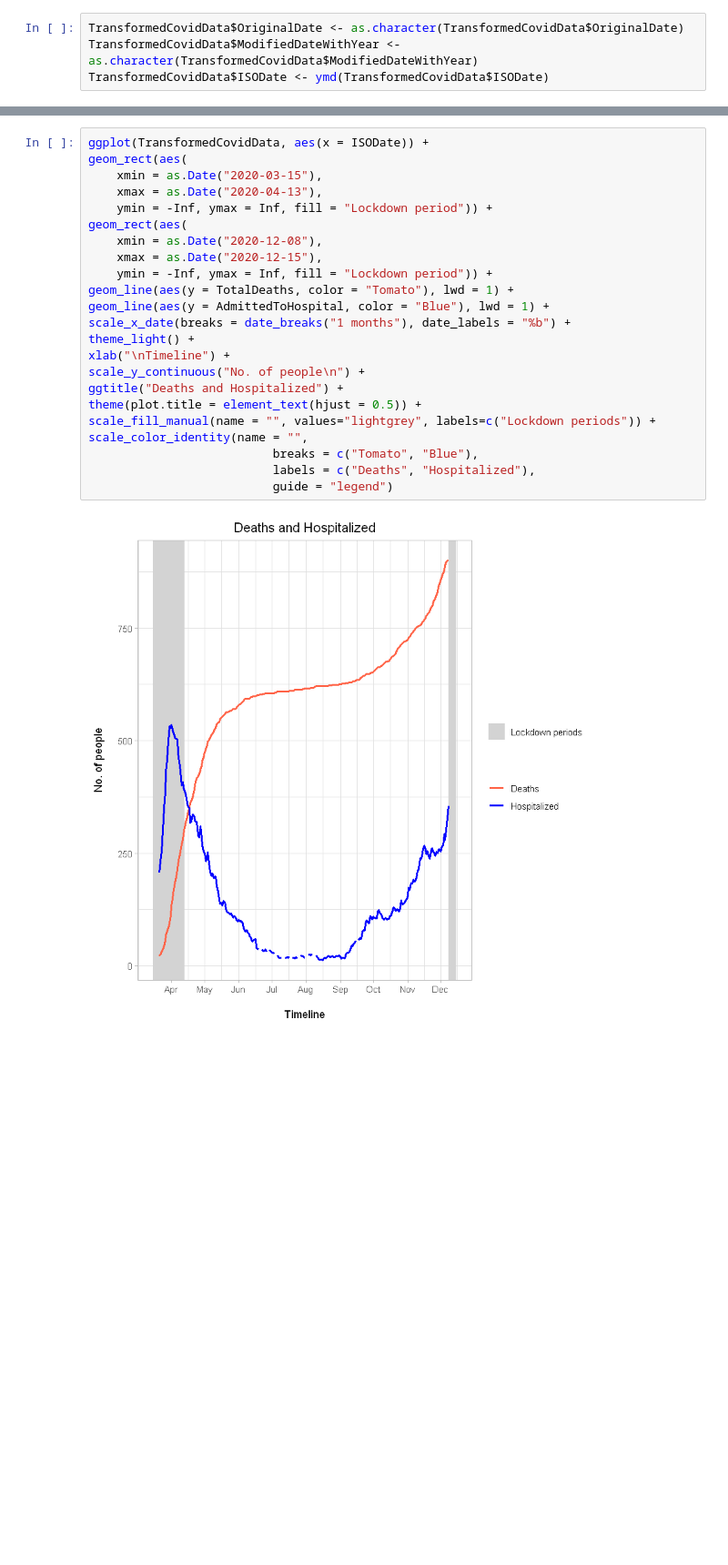
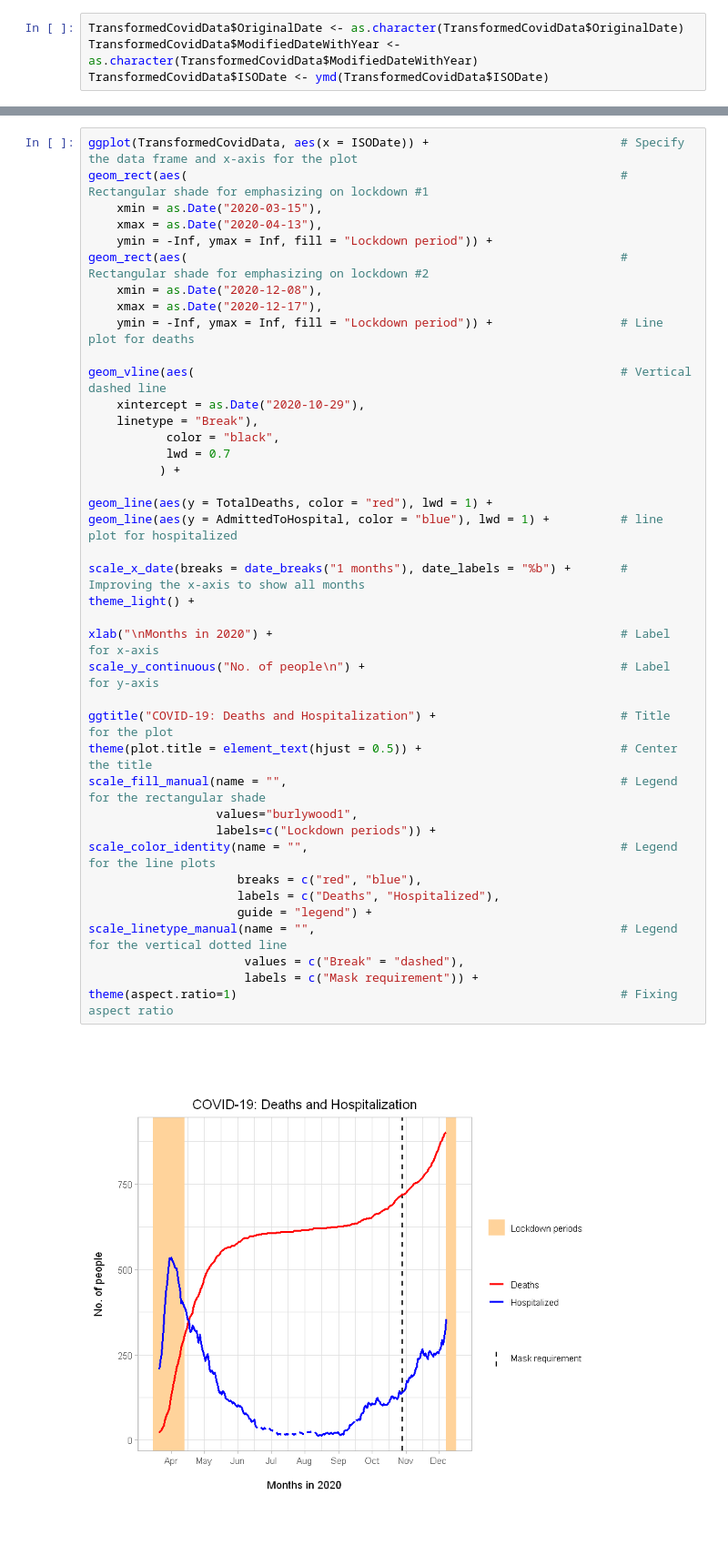
Before and after one commit to shrestaz/covid, a Jupyter notebook: EDA-COVID.ipynb, the cells around one changed output, grey strips where cells are left out. Shown at 91% size. Cells and saved outputs as stored; diff of their text form; blank space fills up the shorter version.

Commit message:
First plot done

```diff
--- a/EDA-COVID.ipynb
+++ b/EDA-COVID.ipynb
@@ -131,25 +166,42 @@ str(TransformedCovidData)
 # %%
-ggplot(TransformedCovidData, aes(x = ISODate)) +
-geom_rect(aes(
+ggplot(TransformedCovidData, aes(x = ISODate)) +                           # Specify the data frame and x-axis for the plot
+geom_rect(aes(                                                             # Rectangular shade for emphasizing on lockdown #1
     xmin = as.Date("2020-03-15"),
     xmax = as.Date("2020-04-13"),
     ymin = -Inf, ymax = Inf, fill = "Lockdown period")) +
-geom_rect(aes(
+geom_rect(aes(                                                             # Rectangular shade for emphasizing on lockdown #2
     xmin = as.Date("2020-12-08"),
-    xmax = as.Date("2020-12-15"),
-    ymin = -Inf, ymax = Inf, fill = "Lockdown period")) +
-geom_line(aes(y = TotalDeaths, color = "Tomato"), lwd = 1) +
-geom_line(aes(y = AdmittedToHospital, color = "Blue"), lwd = 1) +
-scale_x_date(breaks = date_breaks("1 months"), date_labels = "%b") +
+    xmax = as.Date("2020-12-17"),
+    ymin = -Inf, ymax = Inf, fill = "Lockdown period")) +                  # Line plot for deaths
+
+geom_vline(aes(                                                            # Vertical dashed line
+    xintercept = as.Date("2020-10-29"),
+    linetype = "Break"),
+           color = "black",
+           lwd = 0.7
+          ) +
+
+geom_line(aes(y = TotalDeaths, color = "red"), lwd = 1) +
+geom_line(aes(y = AdmittedToHospital, color = "blue"), lwd = 1) +          # line plot for hospitalized
+
+scale_x_date(breaks = date_breaks("1 months"), date_labels = "%b") +       # Improving the x-axis to show all months
 theme_light() +
-xlab("\nTimeline") +
-scale_y_continuous("No. of people\n") +
-ggtitle("Deaths and Hospitalized") +
-theme(plot.title = element_text(hjust = 0.5)) +
-scale_fill_manual(name = "", values="lightgrey", labels=c("Lockdown periods")) +
-scale_color_identity(name = "",
-                          breaks = c("Tomato", "Blue"),
-                          labels = c("Deaths", "Hospitalized"),
-                          guide = "legend")
+
+xlab("\nMonths in 2020") +                                                 # Label for x-axis
+scale_y_continuous("No. of people\n") +                                    # Label for y-axis
+
+ggtitle("COVID-19: Deaths and Hospitalization") +                          # Title for the plot
+theme(plot.title = element_text(hjust = 0.5)) +                            # Center the title
+scale_fill_manual(name = "",                                               # Legend for the rectangular shade
+                  values="burlywood1",
+                  labels=c("Lockdown periods")) +
+scale_color_identity(name = "",                                            # Legend for the line plots
+                     breaks = c("red", "blue"),
+                     labels = c("Deaths", "Hospitalized"),
+                     guide = "legend") +
+scale_linetype_manual(name = "",                                           # Legend for the vertical dotted line
+                      values = c("Break" = "dashed"),
+                      labels = c("Mask requirement")) +
+theme(aspect.ratio=1)                                                      # Fixing aspect ratio
 # %% [output]
-[figure, old version]
+[figure, new version]
```
Also changed, not shown: parts of 15 cells of this notebook.
